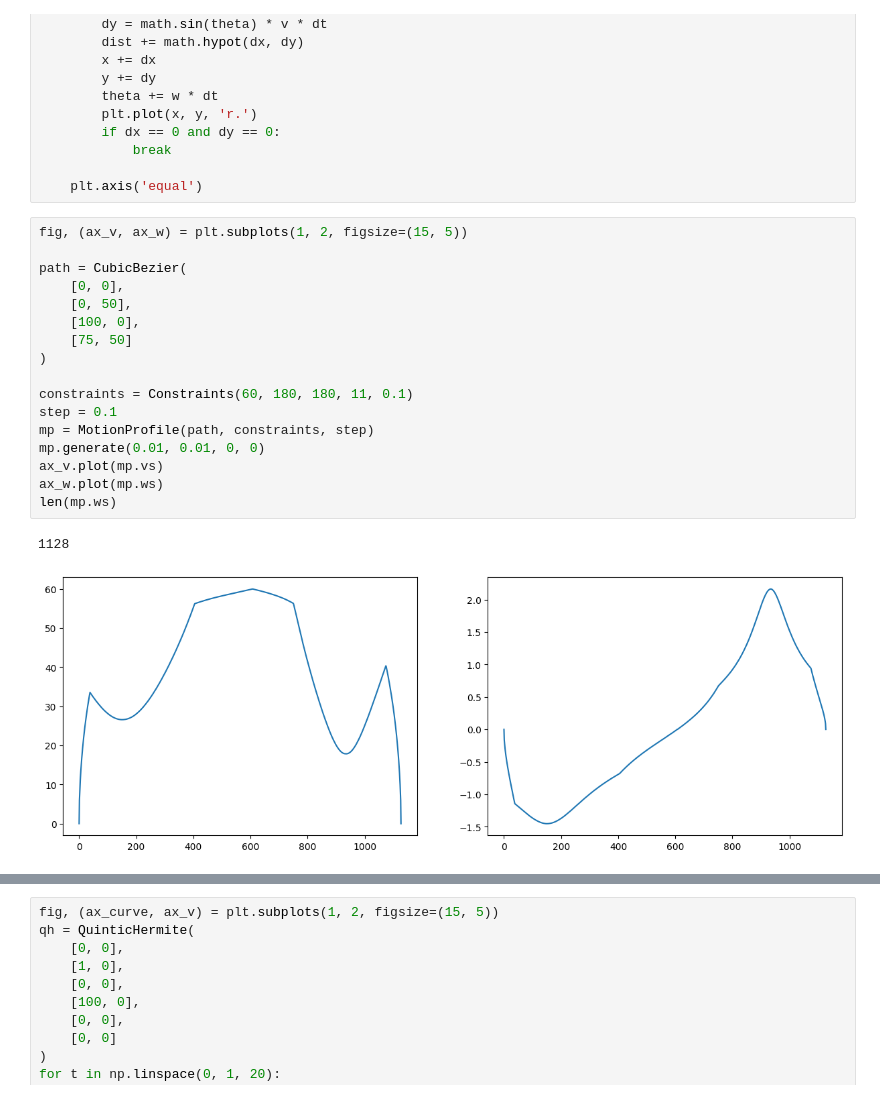
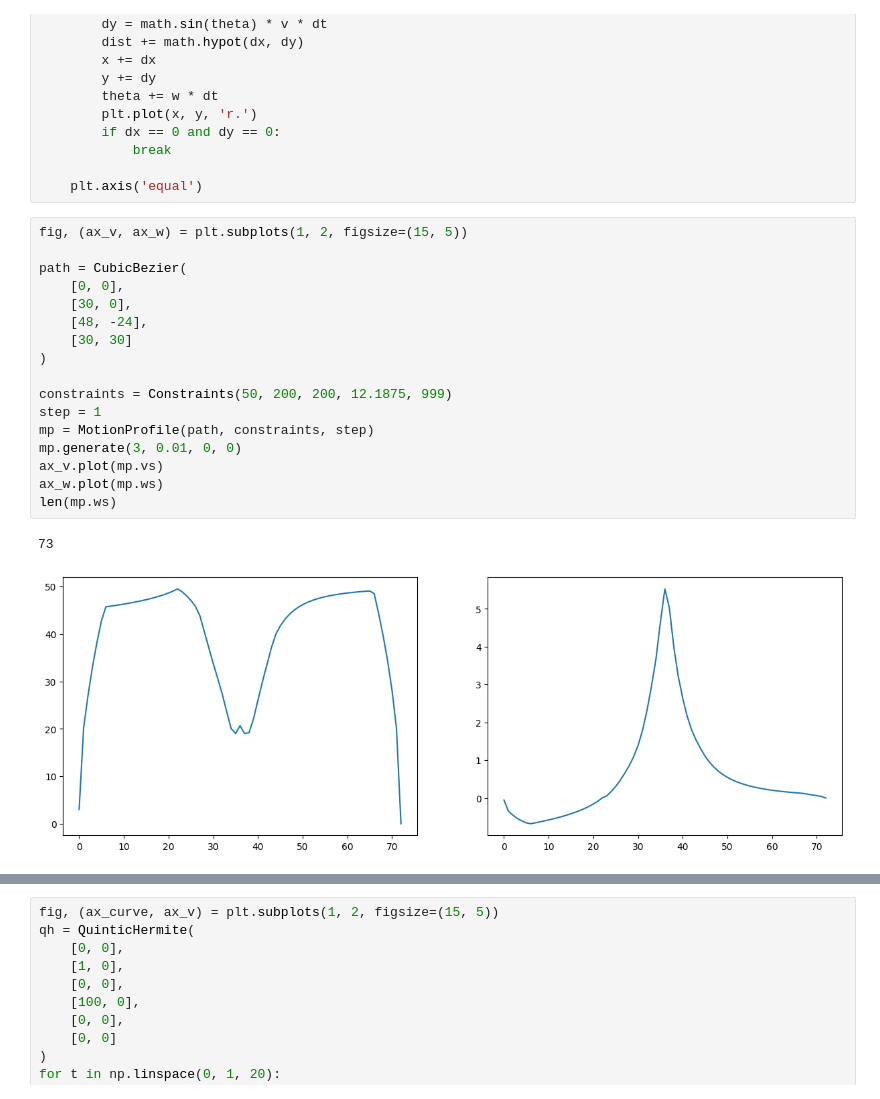
Before and after one commit to ryawa/motion-profiling, a Jupyter notebook: mp.ipynb, the cells around one changed output, grey strips where cells are left out. Drawn from its saved outputs; the diff is of its cells as text.

```diff
--- a/mp.ipynb
+++ b/mp.ipynb
@@ -390,23 +390,23 @@ def sim(traj):
 # %%
 fig, (ax_v, ax_w) = plt.subplots(1, 2, figsize=(15, 5))
 
 path = CubicBezier(
     [0, 0],
-    [0, 50],
-    [100, 0],
-    [75, 50]
+    [30, 0],
+    [48, -24],
+    [30, 30]
 )
 
-constraints = Constraints(60, 180, 180, 11, 0.1)
-step = 0.1
+constraints = Constraints(50, 200, 200, 12.1875, 999)
+step = 1
 mp = MotionProfile(path, constraints, step)
-mp.generate(0.01, 0.01, 0, 0)
+mp.generate(3, 0.01, 0, 0)
 ax_v.plot(mp.vs)
 ax_w.plot(mp.ws)
 len(mp.ws)
 # %% [output]
-1128
+73
-[figure, old version]
+[figure, new version]
 # %%
 # Negative vels are ok?, oscillations
 
```
Also changed, not shown: parts of 2 cells of this notebook.
